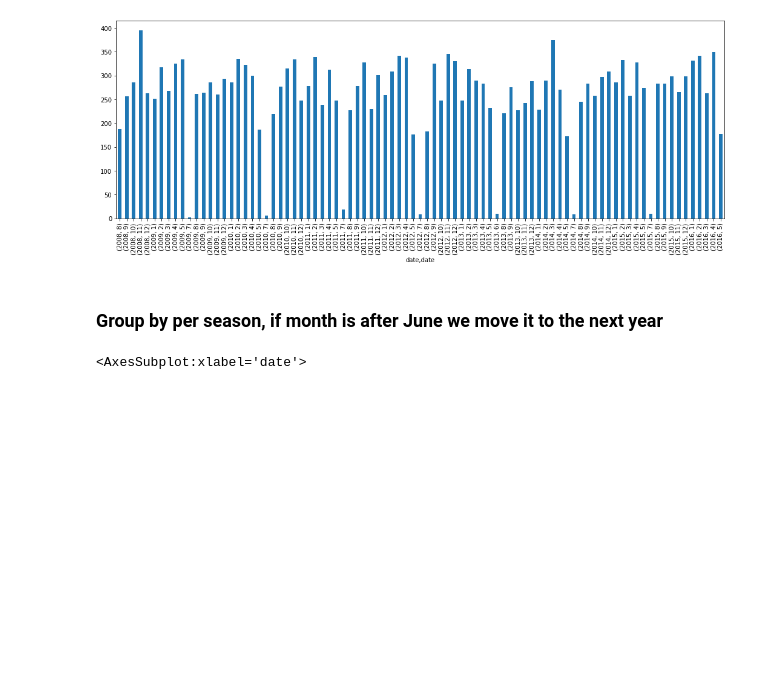
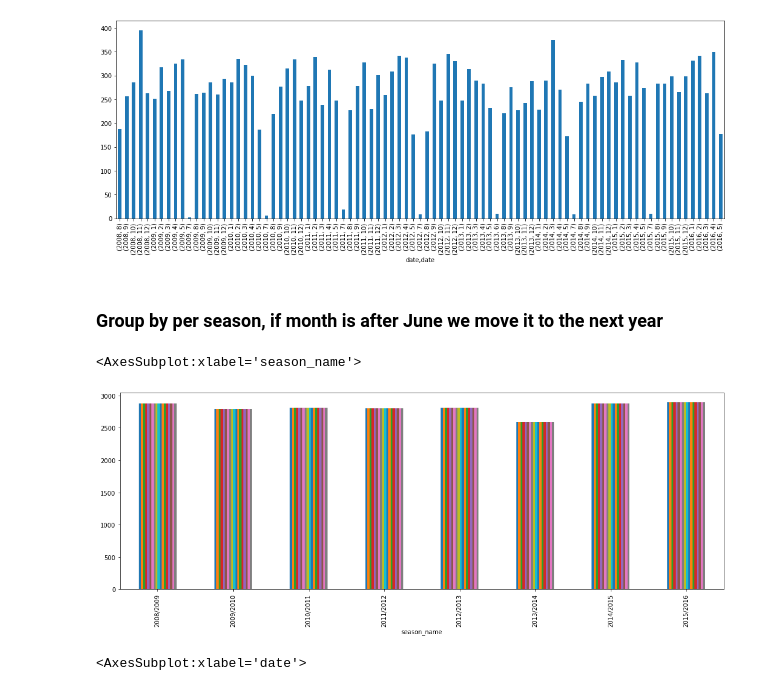
Before and after one commit to petroslamb/football-manager, a Jupyter notebook: notebooks/01-Make data.ipynb, the cells around one changed output. Cells and saved outputs as stored; diff of their text form; code cells hidden in the pictures; blank space fills up the shorter version.

```diff
--- a/notebooks/01-Make data.ipynb
+++ b/notebooks/01-Make data.ipynb
@@ -188,6 +193,11 @@ df.date.groupby([df["date"].dt.year, df["date"].dt.month]).count().plot(kind="ba
 [figure]
 # %% [markdown]
 ### Group by per season, if month is after June we move it to the next year
+# %%
+df.groupby('season_name').count().plot(kind="bar", legend=False, figsize=(18, 6))
+# %% [output]
+<AxesSubplot:xlabel='season_name'>
+[figure, added]
 # %%
 season_years = df["date"].dt.year + (df["date"].dt.month>6).astype(int)
 df.date.groupby(season_years).count().plot(kind="bar", legend=False, figsize=(18, 6))
```
Also changed, not shown: parts of 7 cells of this notebook, 1 other file.
